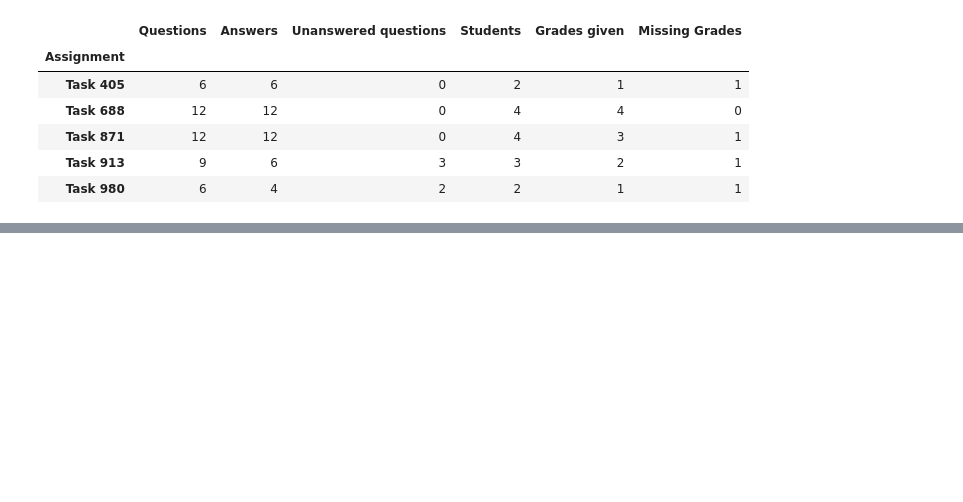
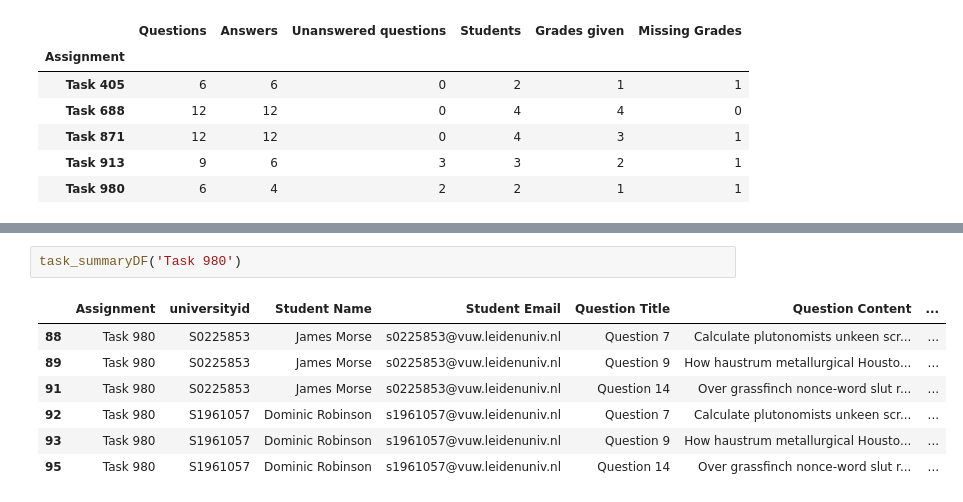
Before and after one commit to Boolytical/EfDS_assignment_DBSQL5, a Jupyter notebook: teacher_summary.ipynb, the cells around one changed output, grey strips where cells are left out. Drawn from its saved outputs; the diff is of its cells as text; blank space fills up the shorter version.

```diff
--- a/teacher_summary.ipynb
+++ b/teacher_summary.ipynb
@@ -140,0 +178,10 @@ grades_summaryDF()
+# %%
+task_summaryDF('Task 980')
+# %% [output]
+|  | Assignment | universityid | Student Name | Student Email | Question Title | Question Content | ... |
+| 88 | Task 980 | S0225853 | James Morse | s0225853@vuw.leidenuniv.nl | Question 7 | Calculate plutonomists unkeen scr... | ... |
+| 89 | Task 980 | S0225853 | James Morse | s0225853@vuw.leidenuniv.nl | Question 9 | How haustrum metallurgical Housto... | ... |
+| 91 | Task 980 | S0225853 | James Morse | s0225853@vuw.leidenuniv.nl | Question 14 | Over grassfinch nonce-word slut r... | ... |
+| 92 | Task 980 | S1961057 | Dominic Robinson | s1961057@vuw.leidenuniv.nl | Question 7 | Calculate plutonomists unkeen scr... | ... |
+| 93 | Task 980 | S1961057 | Dominic Robinson | s1961057@vuw.leidenuniv.nl | Question 9 | How haustrum metallurgical Housto... | ... |
+| 95 | Task 980 | S1961057 | Dominic Robinson | s1961057@vuw.leidenuniv.nl | Question 14 | Over grassfinch nonce-word slut r... | ... |
```
Also changed, not shown: parts of 8 cells of this notebook, 2 other files.
